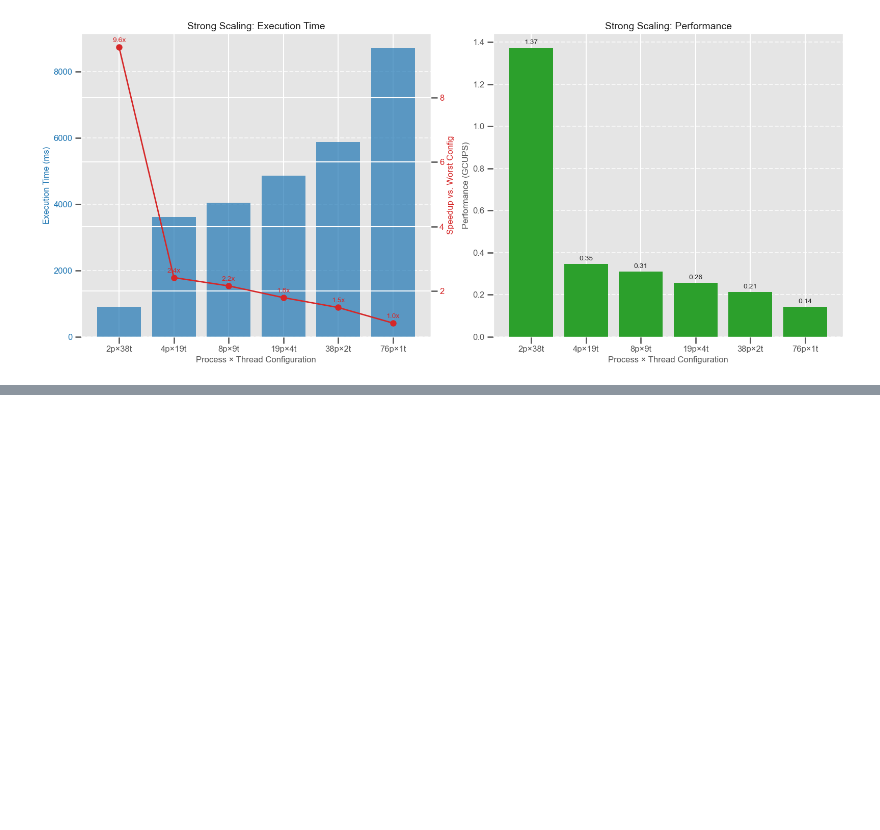
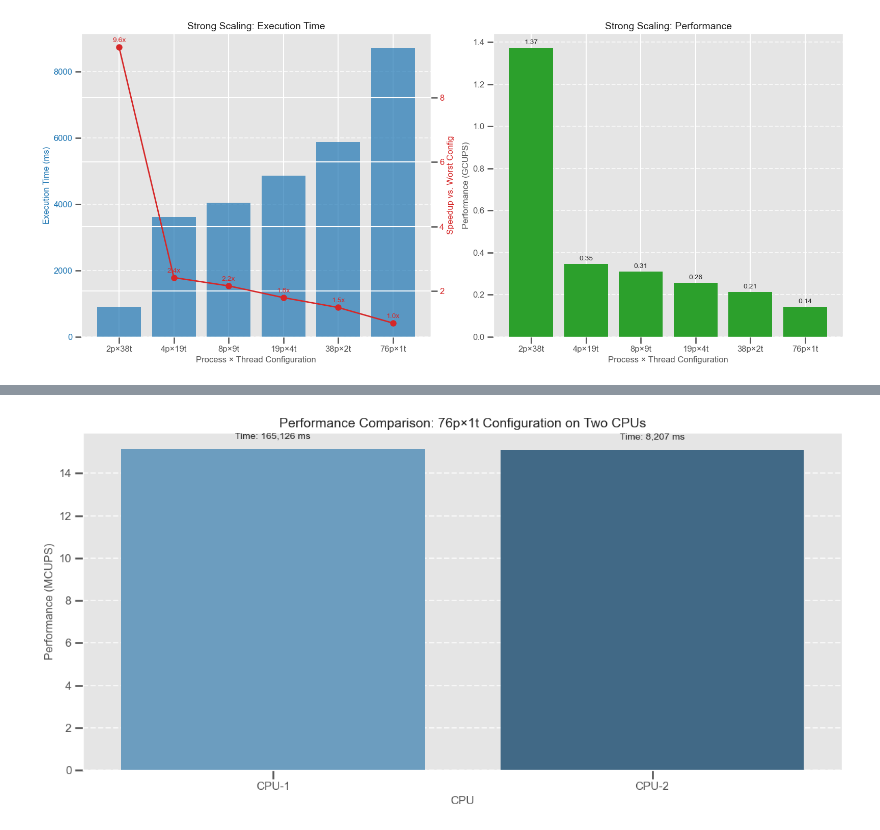
Before and after one commit to AprilQx/Advanced-Computing, a Jupyter notebook: notebook/visualization.ipynb, the cells around one changed output, grey strips where cells are left out. Cells and saved outputs as stored; diff of their text form; code cells hidden in the pictures; blank space fills up the shorter version.

Commit message:
obatined the results visualizations for the hybrid

```diff
--- a/notebook/visualization.ipynb
+++ b/notebook/visualization.ipynb
@@ -1997,0 +1906,25 @@ plt.show()
+# %%
+# Create DataFrame with both CPU results
+cpu_comparison = pd.DataFrame({
+    'CPU': ['CPU-1', 'CPU-2'],
+    'Node Name': ['cpu-q-177', 'cpu-q-303'],  # Example node names
+    'Config': ['76p×1t', '76p×1t'],
+    'Execution Time (ms)': [165126, 8206.64],
+    'Performance (MCUPS)': [15.14, 15.11]     # Example calculated performances
+})
+
+# Plot comparison
+plt.figure(figsize=(12, 6))
+sns.barplot(x='CPU', y='Performance (MCUPS)', data=cpu_comparison, palette='Blues_d')
+plt.title('Performance Comparison: 76p×1t Configuration on Two CPUs', fontsize=14)
+plt.grid(axis='y', linestyle='--', alpha=0.7)
+
+# Add time labels above bars
+for i, row in cpu_comparison.iterrows():
+    plt.text(i, row['Performance (MCUPS)']+0.5,
+             f"Time: {row['Execution Time (ms)']:,.0f} ms",
+             ha='center', fontsize=10)
+
+plt.tight_layout()
+# %% [output]
+[figure, added]
```
Also changed, not shown: parts of 8 cells of this notebook, 4 other files.
